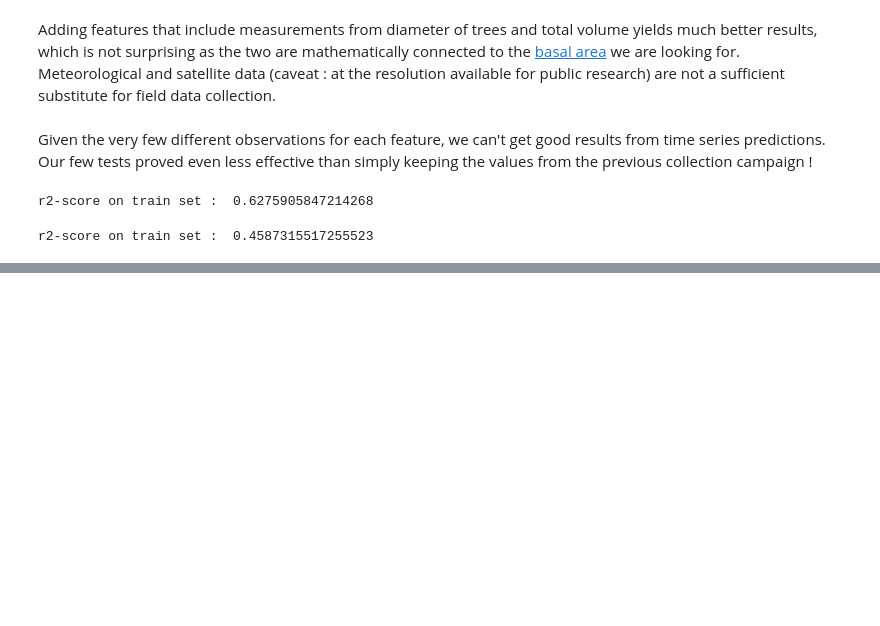
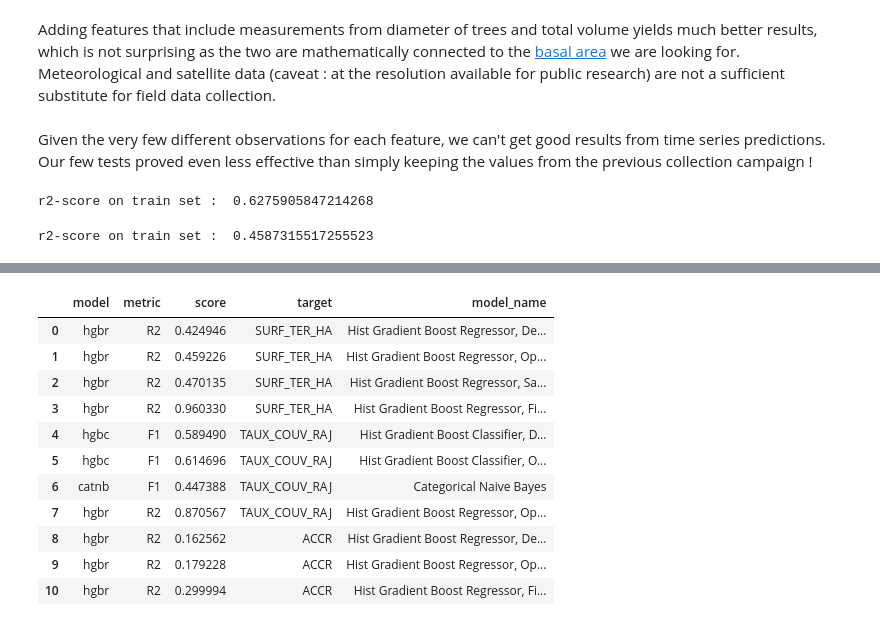
Before and after one commit to Ukratic/Jedha_fullstack, a Jupyter notebook: 6. Protective Forests/modeling.ipynb, the cells around one changed output, grey strips where cells are left out. Drawn from its saved outputs; the diff is of its cells as text; code cells hidden in the pictures; blank space fills up the shorter version.

```diff
--- a/6. Protective Forests/modeling.ipynb
+++ b/6. Protective Forests/modeling.ipynb
@@ -268,0 +283,30 @@ Basal area has a 5.25 % average increase rate across all campaigns
+# %%
+addendum_regen = [["hgbc","F1",pred_hgbc_regen_1,"TAUX_COUV_RAJ","Hist Gradient Boost Classifier, Default"],
+            ["hgbc","F1",pred_hgbc_regen_2,"TAUX_COUV_RAJ","Hist Gradient Boost Classifier, Optimized"],
+            ["catnb","F1",pred_cat_nb_1,"TAUX_COUV_RAJ","Categorical Naive Bayes"],
+            ["hgbr","R2",pred_hgbr_regen_1,"TAUX_COUV_RAJ","Hist Gradient Boost Regressor, Optimized"]]
+# %%
+for i in range(len(addendum_regen)):
+    scores.loc[len(scores)] = addendum_regen[i]
+# %%
+addendum_growth = [["hgbr","R2",pred_hgbr_growth_1,"ACCR","Hist Gradient Boost Regressor, Default"],
+            ["hgbr","R2",pred_hgbr_growth_2,"ACCR","Hist Gradient Boost Regressor, Optimized"],
+            ["hgbr","R2",pred_hgbr_growth_3,"ACCR","Hist Gradient Boost Regressor, Field Data"]]
+# %%
+for i in range(len(addendum_growth)):
+    scores.loc[len(scores)] = addendum_growth[i]
+# %%
+scores
+# %% [output]
+|  | model | metric | score | target | model_name |
+| 0 | hgbr | R2 | 0.424946 | SURF_TER_HA | Hist Gradient Boost Regressor, De... |
+| 1 | hgbr | R2 | 0.459226 | SURF_TER_HA | Hist Gradient Boost Regressor, Op... |
+| 2 | hgbr | R2 | 0.470135 | SURF_TER_HA | Hist Gradient Boost Regressor, Sa... |
+| 3 | hgbr | R2 | 0.960330 | SURF_TER_HA | Hist Gradient Boost Regressor, Fi... |
+| 4 | hgbc | F1 | 0.589490 | TAUX_COUV_RAJ | Hist Gradient Boost Classifier, D... |
+| 5 | hgbc | F1 | 0.614696 | TAUX_COUV_RAJ | Hist Gradient Boost Classifier, O... |
+| 6 | catnb | F1 | 0.447388 | TAUX_COUV_RAJ | Categorical Naive Bayes |
+| 7 | hgbr | R2 | 0.870567 | TAUX_COUV_RAJ | Hist Gradient Boost Regressor, Op... |
+| 8 | hgbr | R2 | 0.162562 | ACCR | Hist Gradient Boost Regressor, De... |
+| 9 | hgbr | R2 | 0.179228 | ACCR | Hist Gradient Boost Regressor, Op... |
+| 10 | hgbr | R2 | 0.299994 | ACCR | Hist Gradient Boost Regressor, Fi... |
```
Also changed, not shown: parts of 22 cells of this notebook, 6 other files.
